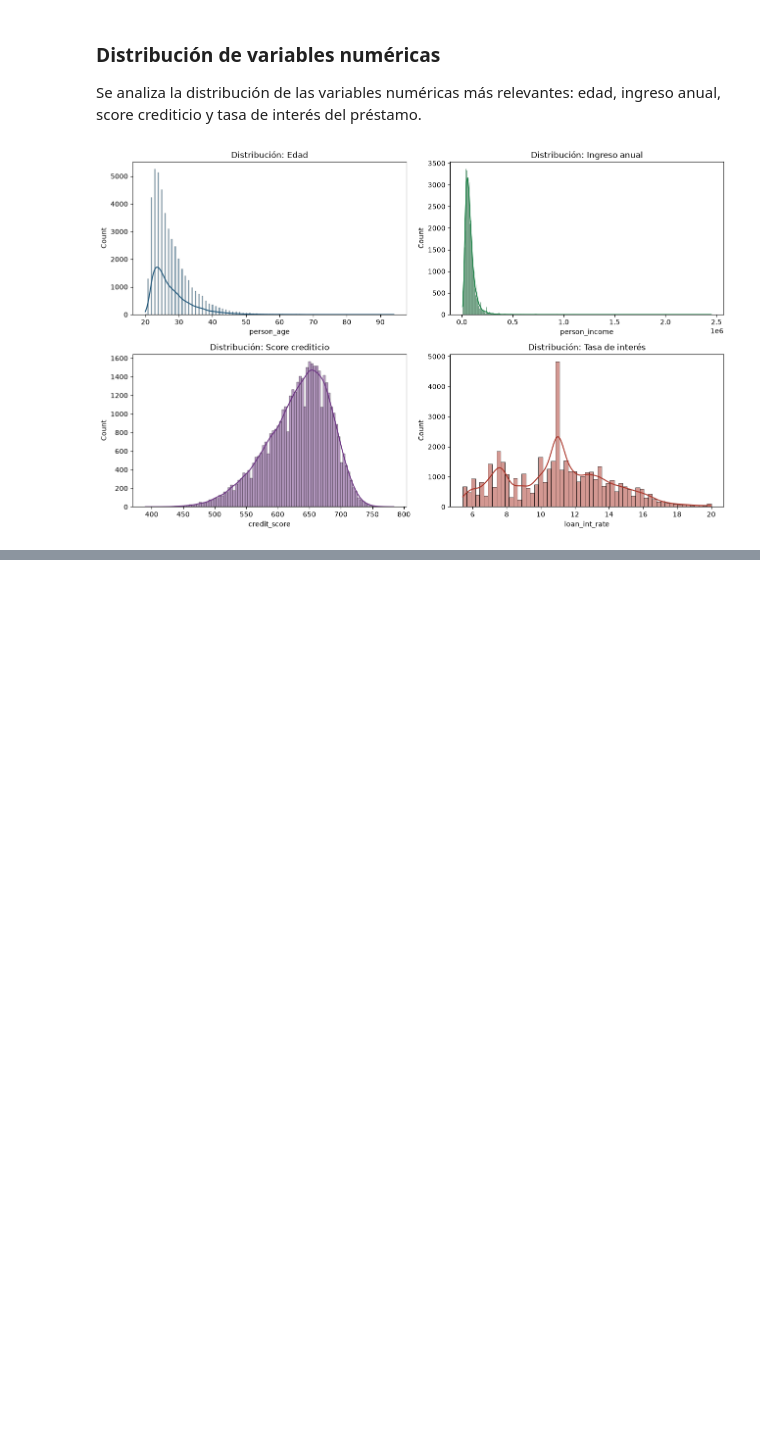
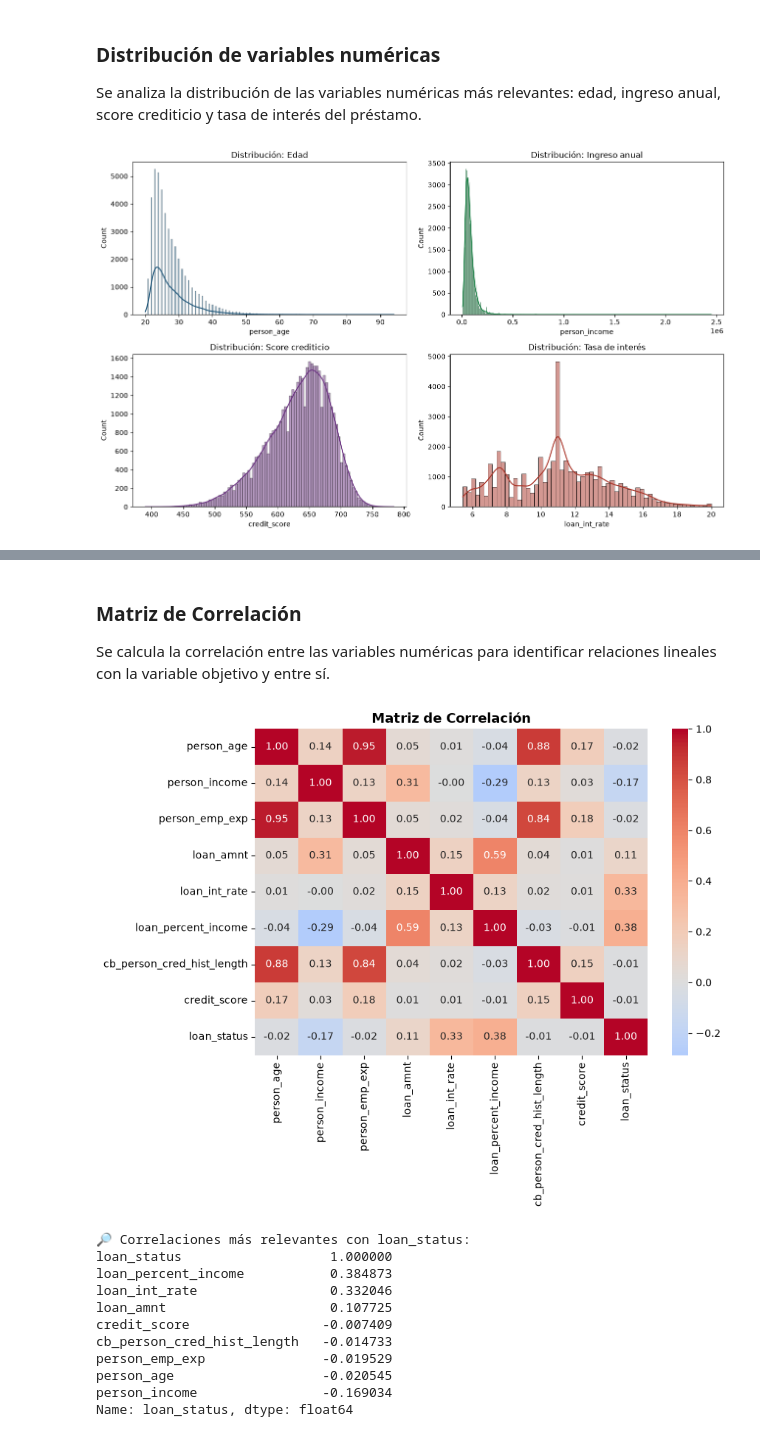
Before and after one commit to karlahp/dataops-loan-pipeline, a Jupyter notebook: notebooks/4_entrenamiento_modelo.ipynb, the cells around one changed output, grey strips where cells are left out. Saved outputs shown, nothing was run; the diff lists cells and outputs as text; code cells hidden in the pictures; blank space fills up the shorter version.

```diff
--- a/notebooks/4_entrenamiento_modelo.ipynb
+++ b/notebooks/4_entrenamiento_modelo.ipynb
@@ -166,0 +186,31 @@ plt.show()
+# %% [markdown]
+### Matriz de Correlación
+
+Se calcula la correlación entre las variables numéricas para identificar relaciones lineales con la variable objetivo y entre sí.
+# %%
+num_cols = ['person_age','person_income','person_emp_exp','loan_amnt',
+            'loan_int_rate','loan_percent_income','cb_person_cred_hist_length',
+            'credit_score','loan_status']
+
+plt.figure(figsize=(9,7))
+corr = df[num_cols].corr()
+sns.heatmap(corr, annot=True, fmt='.2f', cmap='coolwarm', center=0)
+plt.title('Matriz de Correlación', fontsize=13, fontweight='bold')
+plt.tight_layout()
+plt.show()
+
+print('🔎 Correlaciones más relevantes con loan_status:')
+print(corr['loan_status'].sort_values(ascending=False))
+# %% [output]
+[figure, added]
+🔎 Correlaciones más relevantes con loan_status:
+loan_status                   1.000000
+loan_percent_income           0.384873
+loan_int_rate                 0.332046
+loan_amnt                     0.107725
+credit_score                 -0.007409
+cb_person_cred_hist_length   -0.014733
+person_emp_exp               -0.019529
+person_age                   -0.020545
+person_income                -0.169034
+Name: loan_status, dtype: float64
```
Also changed, not shown: parts of 6 cells of this notebook.
